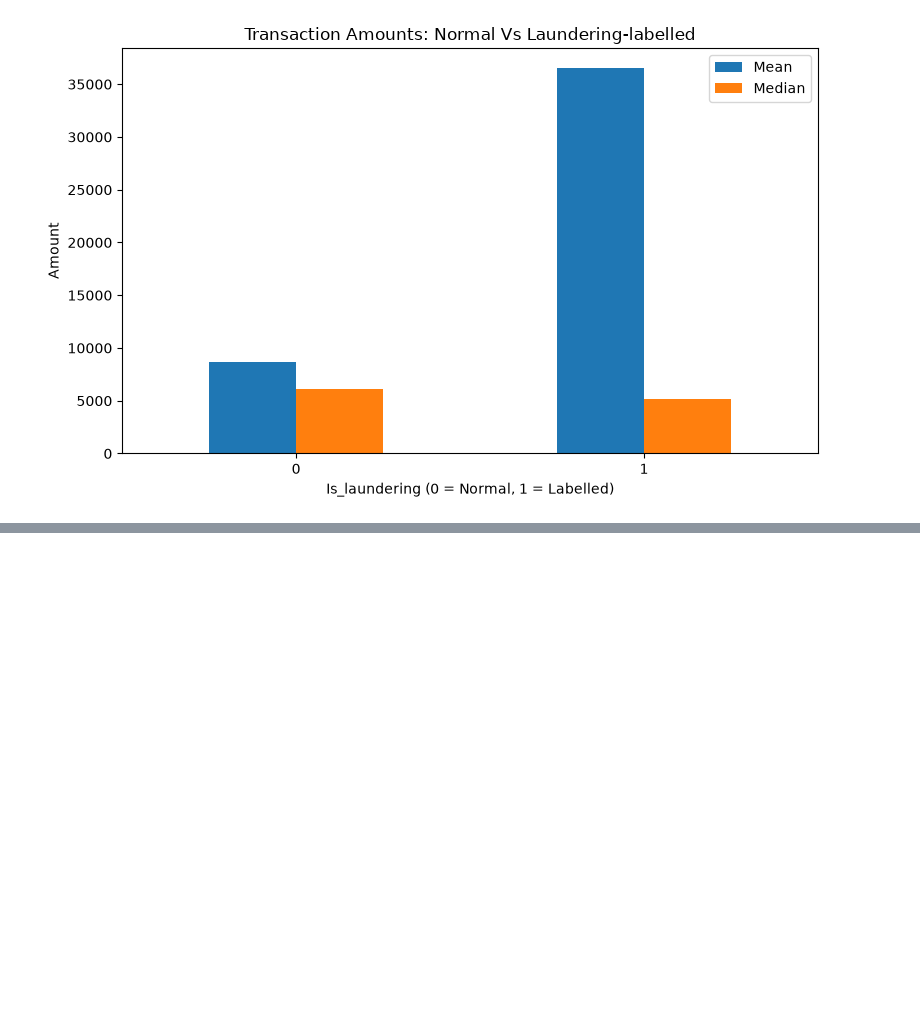
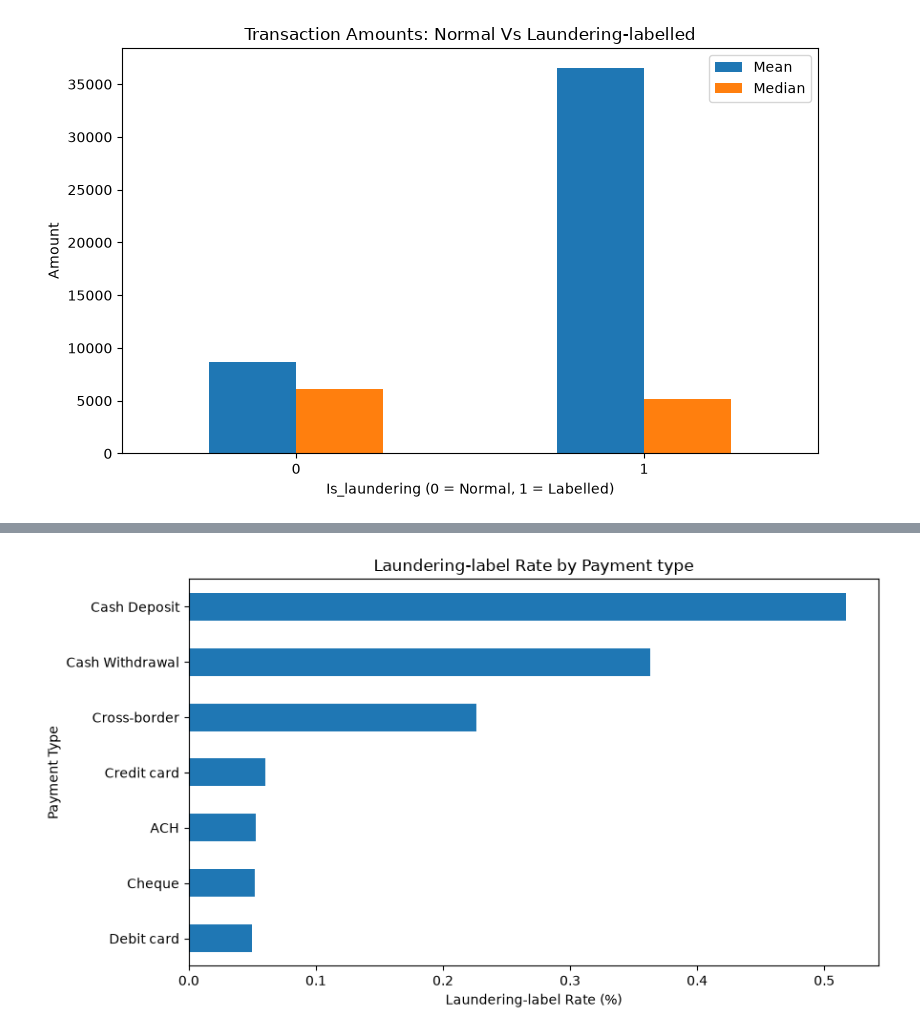
Before and after one commit to Ashutoshp-19/aml-transaction-monitering, a Jupyter notebook: 01_data-exploration.ipynb, the cells around one changed output, grey strips where cells are left out. Drawn from its saved outputs; the diff is of its cells as text; code cells hidden in the pictures; blank space fills up the shorter version.

Commit message:
Analyze payment and geographic risk patterns

```diff
--- a/01_data-exploration.ipynb
+++ b/01_data-exploration.ipynb
@@ -92,0 +119,8 @@ plt.show()
+# %%
+ #Calculating laundering rates
+
+payment_analysis = df.groupby("Payment_type").agg(total_transactions=("Is_laundering", "count"), laundering_transactions=("Is_laundering", "sum"))
+
+payment_analysis["laundering_rate_pct"] = (payment_analysis["laundering_transactions"] / payment_analysis["total_transactions"] * 100)
+
+payment_analysis.sort_values("laundering_rate_pct", ascending=False).round(2)
@@ -92,0 +137,12 @@ plt.show()
+# %%
+plot_data = payment_analysis.sort_values("laundering_rate_pct", ascending = True)
+
+plot_data["laundering_rate_pct"].plot(kind='barh', figsize=(9,5))
+
+plt.title("Laundering-label Rate by Payment type")
+plt.xlabel("Laundering-label Rate (%)")
+plt.ylabel("Payment Type")
+plt.tight_layout()
+plt.show()
+# %% [output]
+[figure, added]
```
Also changed, not shown: parts of 10 cells of this notebook, 1 other file.
